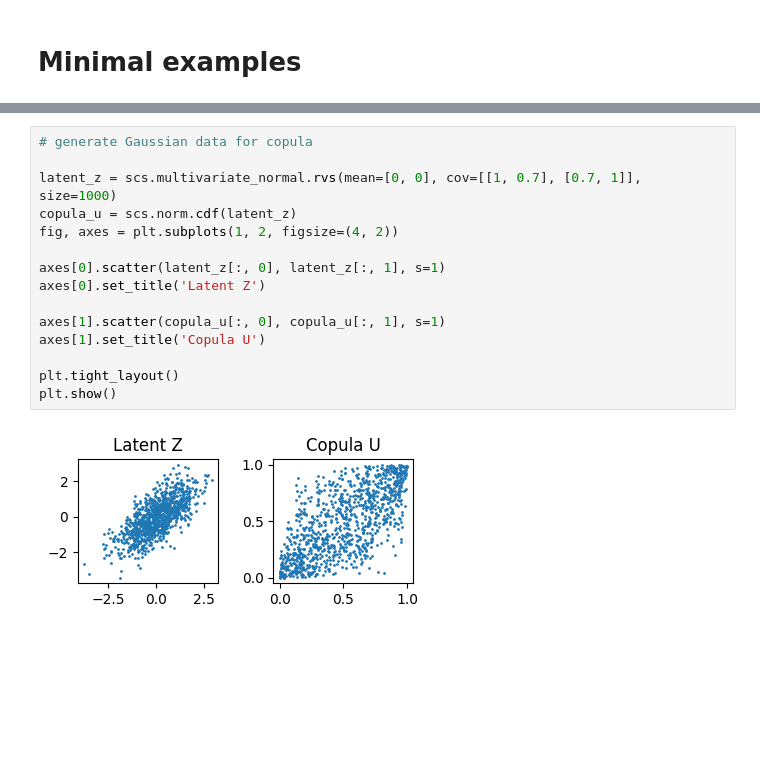
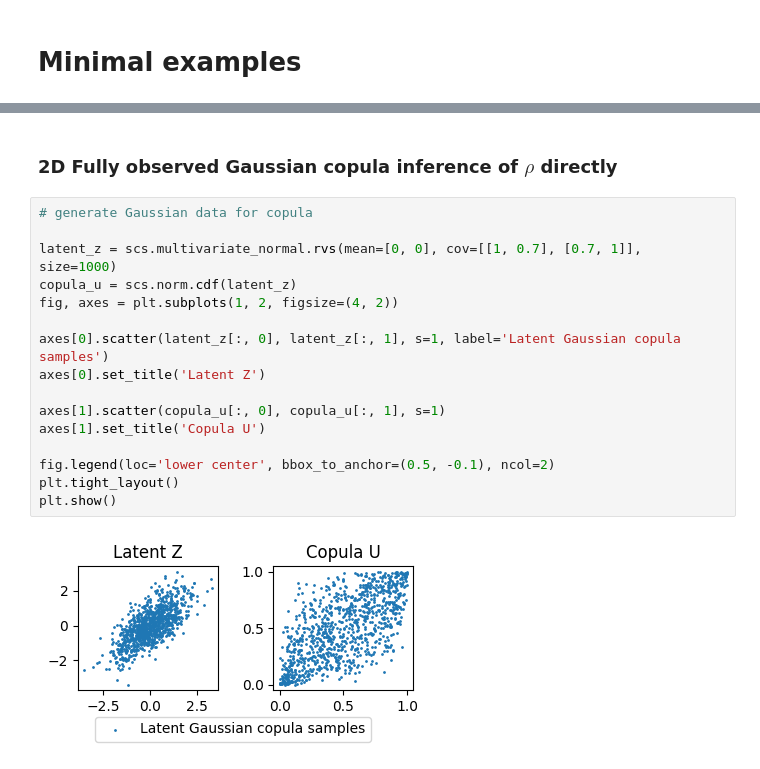
Before and after one commit to Huk-David/SpaDep_VCop, a Jupyter notebook: body/NEW_SR_estimation.ipynb, the cells around one changed output, grey strips where cells are left out. Saved outputs shown, nothing was run; the diff lists cells and outputs as text; blank space fills up the shorter version.

```diff
--- a/body/NEW_SR_estimation.ipynb
+++ b/body/NEW_SR_estimation.ipynb
@@ -80,17 +98,20 @@ def Spatial_Energy_Score_sublocs_averaged(theta,beta,sub_locs,days_nb,sim_nb,obs
+# %% [markdown]
+### 2D Fully observed Gaussian copula inference of $\rho$ directly
 # %%
 # generate Gaussian data for copula
 
 latent_z = scs.multivariate_normal.rvs(mean=[0, 0], cov=[[1, 0.7], [0.7, 1]], size=1000)
 copula_u = scs.norm.cdf(latent_z)
 fig, axes = plt.subplots(1, 2, figsize=(4, 2))
 
-axes[0].scatter(latent_z[:, 0], latent_z[:, 1], s=1)
+axes[0].scatter(latent_z[:, 0], latent_z[:, 1], s=1, label='Latent Gaussian copula samples')
 axes[0].set_title('Latent Z')
 
 axes[1].scatter(copula_u[:, 0], copula_u[:, 1], s=1)
 axes[1].set_title('Copula U')
 
+fig.legend(loc='lower center', bbox_to_anchor=(0.5, -0.1), ncol=2)
 plt.tight_layout()
 plt.show()
 # %% [output]
-[figure, old version]
+[figure, new version]
```
Also changed, not shown: parts of 17 cells of this notebook.
